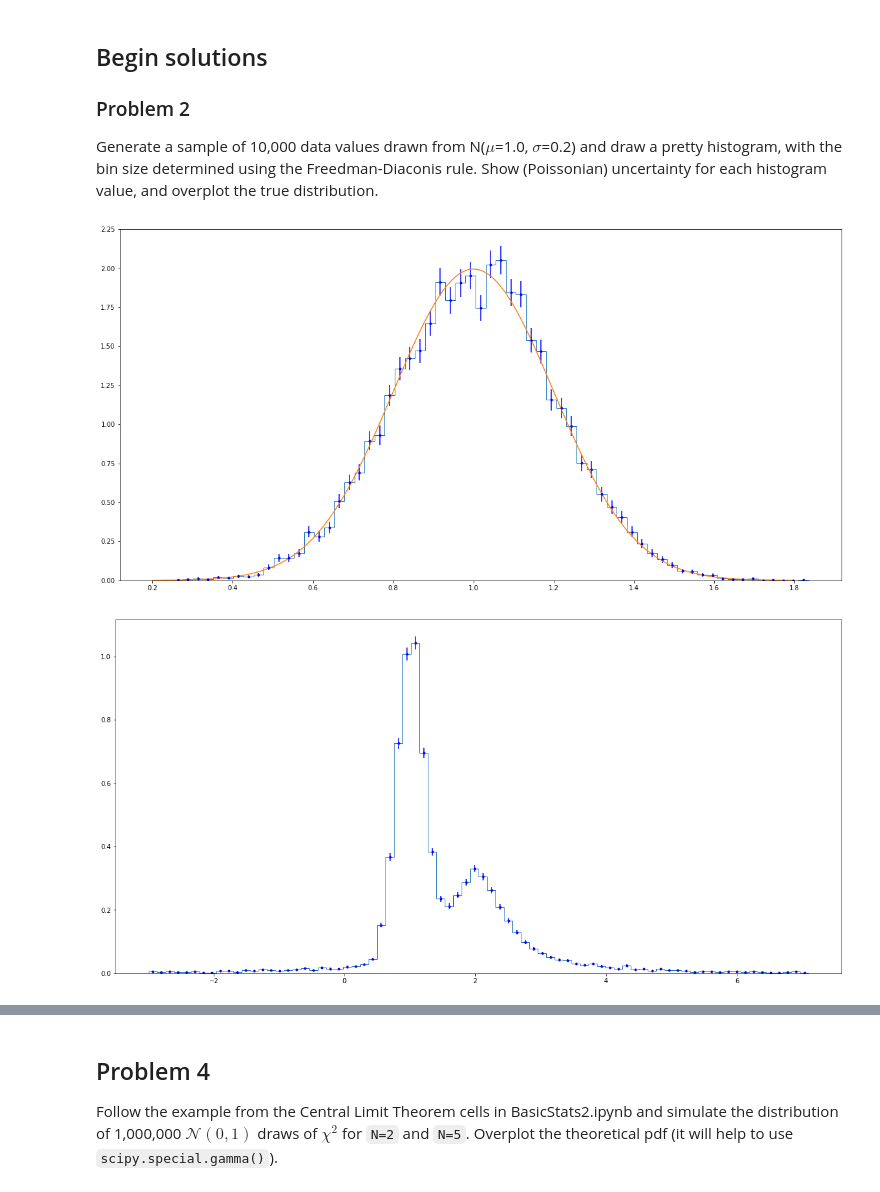
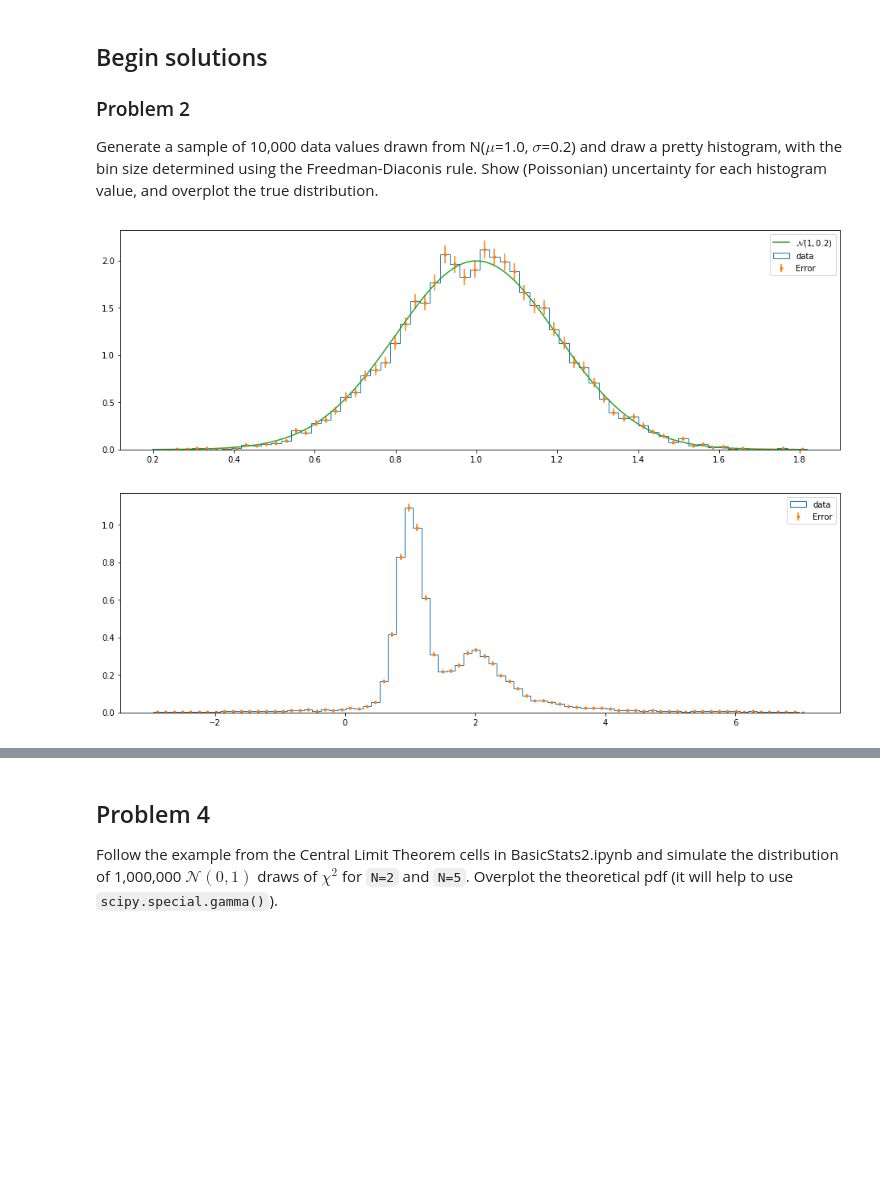
Before and after one commit to PHYST480/homeworks-pranphy, a Jupyter notebook: PHYST480-F18-HW1.ipynb, the cells around one changed output, grey strips where cells are left out. Saved outputs shown, nothing was run; the diff lists cells and outputs as text; code cells hidden in the pictures; blank space fills up the shorter version.

```diff
--- a/PHYST480-F18-HW1.ipynb
+++ b/PHYST480-F18-HW1.ipynb
@@ -55,32 +55,34 @@ import astroML.plotting as amplt
 import warnings
 # %%
 warnings.filterwarnings('ignore')
-plt.rcParams['figure.figsize'] = (20.0, 10.0)
+plt.rcParams['figure.figsize'] = (16.0, 5.0)
 # %%
 def hist_with_error(data,bins,density=True,**kwargs):
-    rv,rb,rp = amplt.hist(data,bins=bins,histtype='step',density=density,**kwargs)
+    rv,rb,rp = amplt.hist(data,bins=bins,histtype='step',density=density,label='data',**kwargs)
     oldcnt = rv*len(data)*np.diff(rb)
     area = np.sum(rv*len(data)*np.diff(rb)**2) if density else 1
-    __ = plt.errorbar((rb[1:]+rb[:-1])/2,rv,yerr=np.sqrt(rv/area),fmt='b. ')
+    __ = plt.errorbar((rb[1:]+rb[:-1])/2,rv,yerr=np.sqrt(rv/area),fmt='. ',label='Error')
     return np.sum(np.diff(rb)*rv)
 # %%
 mu = 1;sigma = 0.2; llim = mu - 4*sigma; ulim = mu + 4*sigma
 sample_size = 10_000
 xvals = np.linspace(llim,ulim,sample_size)
 
 norm_sample = sp.stats.norm(mu,sigma).rvs(sample_size)
 norm_pdf = sp.stats.norm(mu,sigma).pdf(xvals)
 
 area  = hist_with_error(norm_sample,bins='freedman',density=True) #density == normed python3
-__ = plt.plot(xvals,norm_pdf*area)
+__ = plt.plot(xvals,norm_pdf*area,label=fr'$\mathcal{{N}}({mu},{sigma})$')
+__ = plt.legend()
 # %% [output]
-[figure, old version]
+[figure, new version]
 # %%
 cmu = 2; gma = 0.5; sample_size = 10_000
 cauchy_sample = sp.stats.cauchy.rvs(loc=cmu, scale=gma, size=sample_size)
 joined_sample = np.concatenate([norm_sample,cauchy_sample])
 __ = hist_with_error(joined_sample,bins='scott',range=(cmu-10*gma,cmu+10*gma))
+__ = plt.legend()
 # %% [output]
-[figure, old version]
+[figure, new version]
 # %%
 __ = hist_with_error(joined_sample,bins='freedman',range=(cmu-10*gma,cmu+10*gma))
```
Also changed, not shown: parts of 4 cells of this notebook.
